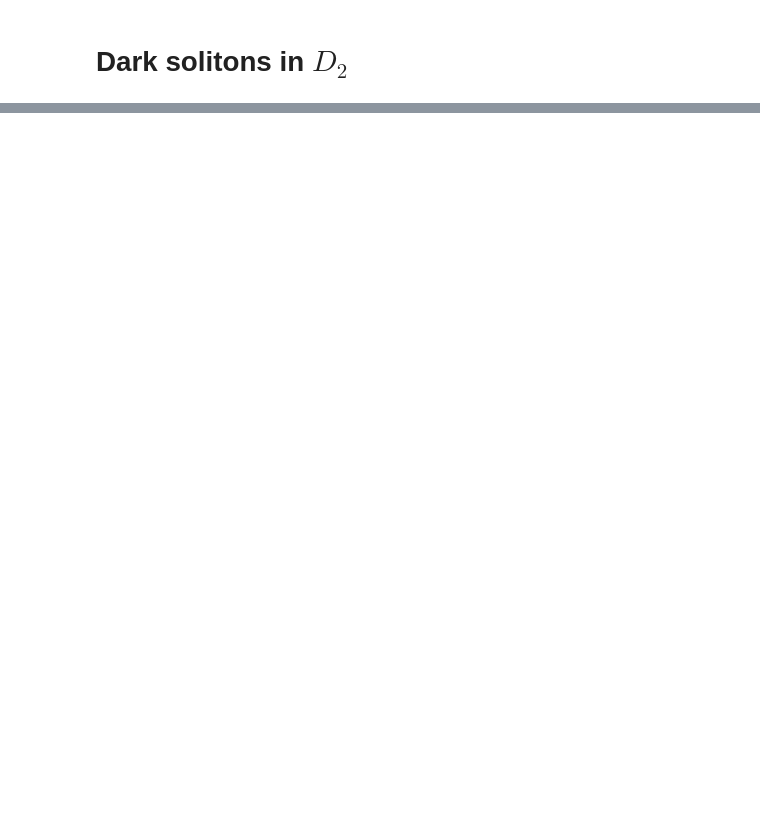
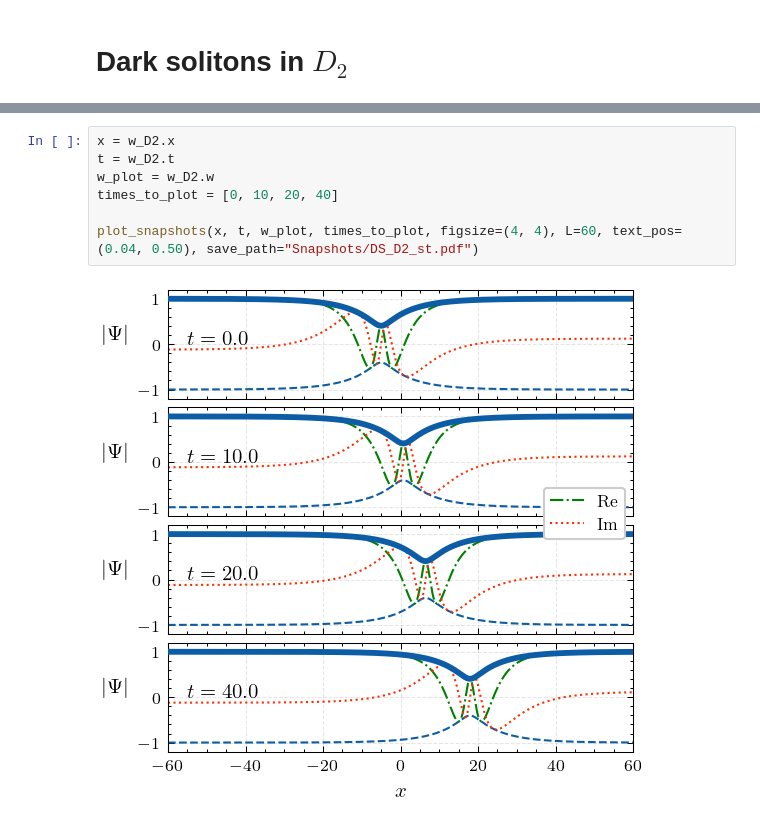
Before and after one commit to ElTapia/Quasilinear-GP, a Jupyter notebook: Tests and Results/QGP/Dark_soliton/Dark_solitons.ipynb, the cells around one changed output, grey strips where cells are left out. Drawn from its saved outputs; the diff is of its cells as text; blank space fills up the shorter version.

```diff
--- a/Tests and Results/QGP/Dark_soliton/Dark_solitons.ipynb
+++ b/Tests and Results/QGP/Dark_soliton/Dark_solitons.ipynb
@@ -143,0 +272,9 @@ w_energy = w_comp.get_energy(plot=True)
+# %%
+x = w_D2.x
+t = w_D2.t
+w_plot = w_D2.w
+times_to_plot = [0, 10, 20, 40]
+
+plot_snapshots(x, t, w_plot, times_to_plot, figsize=(4, 4), L=60, text_pos=(0.04, 0.50), save_path="Snapshots/DS_D2_st.pdf")
+# %% [output]
+[figure, added]
```
Also changed, not shown: parts of 25 cells of this notebook, 7 other files.
